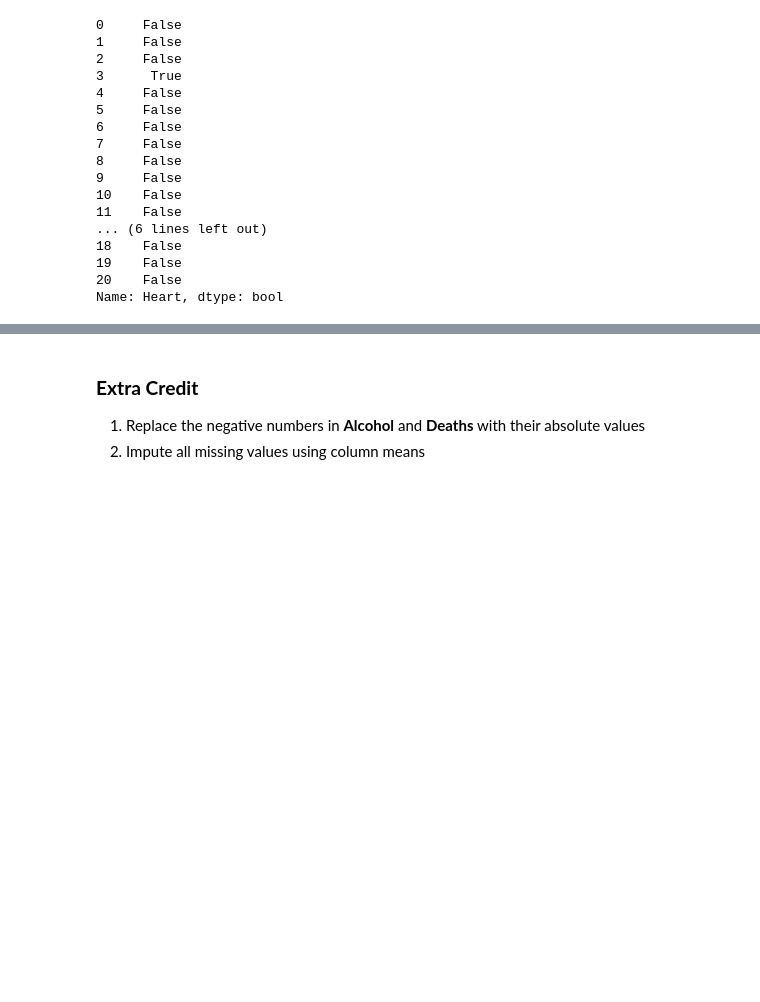
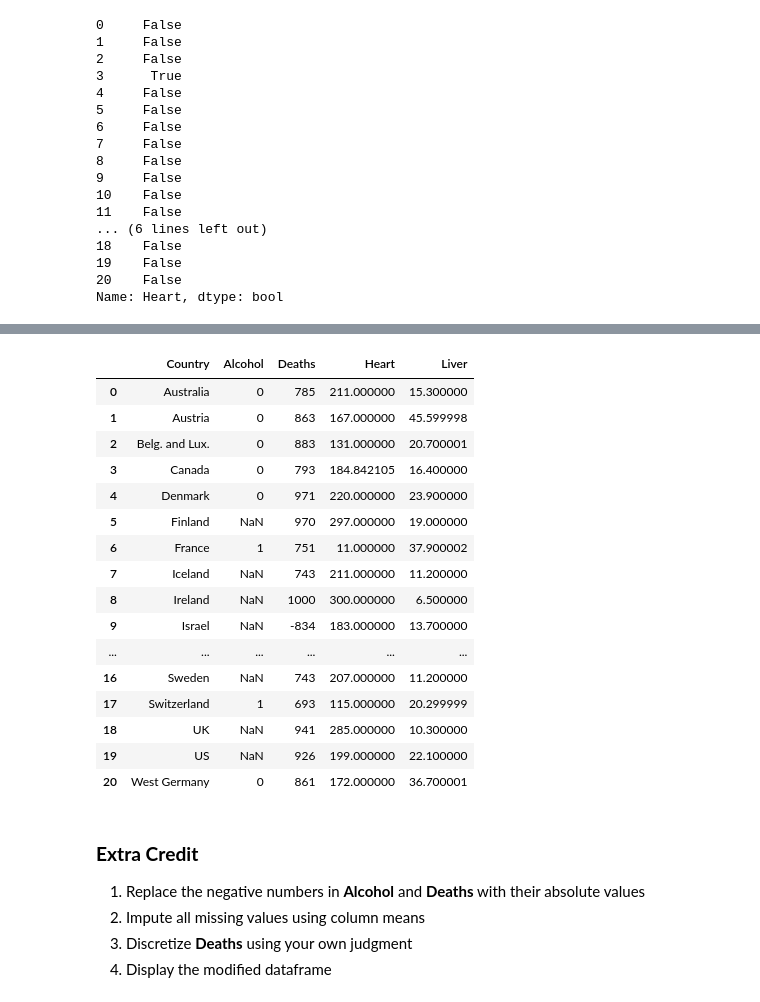
Before and after one commit to bforoura/IDS, a Jupyter notebook: ex_9_13.ipynb, the cells around one changed output, grey strips where cells are left out. Cells and saved outputs as stored; diff of their text form; code cells hidden in the pictures; blank space fills up the shorter version.

```diff
--- a/ex_9_13.ipynb
+++ b/ex_9_13.ipynb
@@ -239,8 +243,42 @@ df2.append({'Country': 'India', 'Alcohol':2.53, 'Deaths': 'NA', 'Heart': 171, 'L
 | 19 | US | 1.20 | 926 | 199.000000 | 22.1 |
 | 20 | West Germany | 2.70 | 861 | 172.000000 | 36.700001 |
 | 21 | India | 2.53 | NA | 171.000000 | NA |
+# %%
+
+"""  Discretize Alcohol
+
+o	0: less than or equal to 1.00 per capita
+o	1: more than 1.00 but less than or equal to 2.00 per capita
+o	2: more than 2.00 but less than or equal to 5.00 per capita
+o	3: more than 5.00 per capita
+
+"""
+
+df2['Alcohol'] = pd.cut(x=df2['Alcohol'], bins=[0, 1, 2, 5, 100], labels = [0, 1, 2, 3])
+
+df2
+# %% [output]
+|  | Country | Alcohol | Deaths | Heart | Liver |
+| 0 | Australia | 0 | 785 | 211.000000 | 15.300000 |
+| 1 | Austria | 0 | 863 | 167.000000 | 45.599998 |
+| 2 | Belg. and Lux. | 0 | 883 | 131.000000 | 20.700001 |
+| 3 | Canada | 0 | 793 | 184.842105 | 16.400000 |
+| 4 | Denmark | 0 | 971 | 220.000000 | 23.900000 |
+| 5 | Finland | NaN | 970 | 297.000000 | 19.000000 |
+| 6 | France | 1 | 751 | 11.000000 | 37.900002 |
+| 7 | Iceland | NaN | 743 | 211.000000 | 11.200000 |
+| 8 | Ireland | NaN | 1000 | 300.000000 | 6.500000 |
+| 9 | Israel | NaN | -834 | 183.000000 | 13.700000 |
+| ... | ... | ... | ... | ... | ... |
+| 16 | Sweden | NaN | 743 | 207.000000 | 11.200000 |
+| 17 | Switzerland | 1 | 693 | 115.000000 | 20.299999 |
+| 18 | UK | NaN | 941 | 285.000000 | 10.300000 |
+| 19 | US | NaN | 926 | 199.000000 | 22.100000 |
+| 20 | West Germany | 0 | 861 | 172.000000 | 36.700001 |
 # %% [markdown]
 ### **Extra Credit**
 
 1. Replace the negative numbers in **Alcohol** and **Deaths** with their absolute values
 2. Impute all missing values using column means
+3. Discretize **Deaths** using your own judgment
+4. Display the modified dataframe
```
Also changed, not shown: parts of 3 cells of this notebook.
